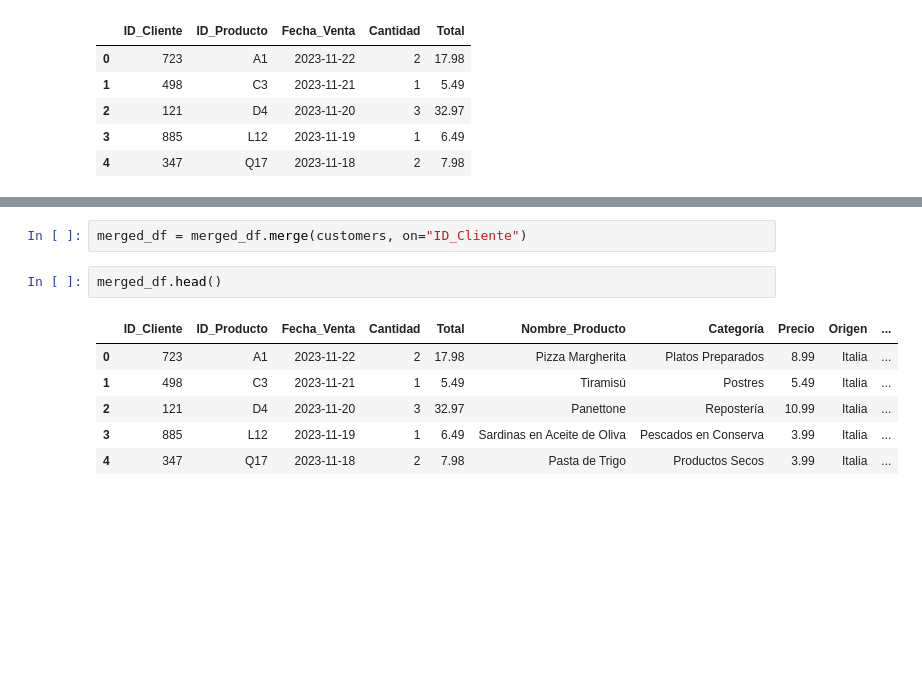
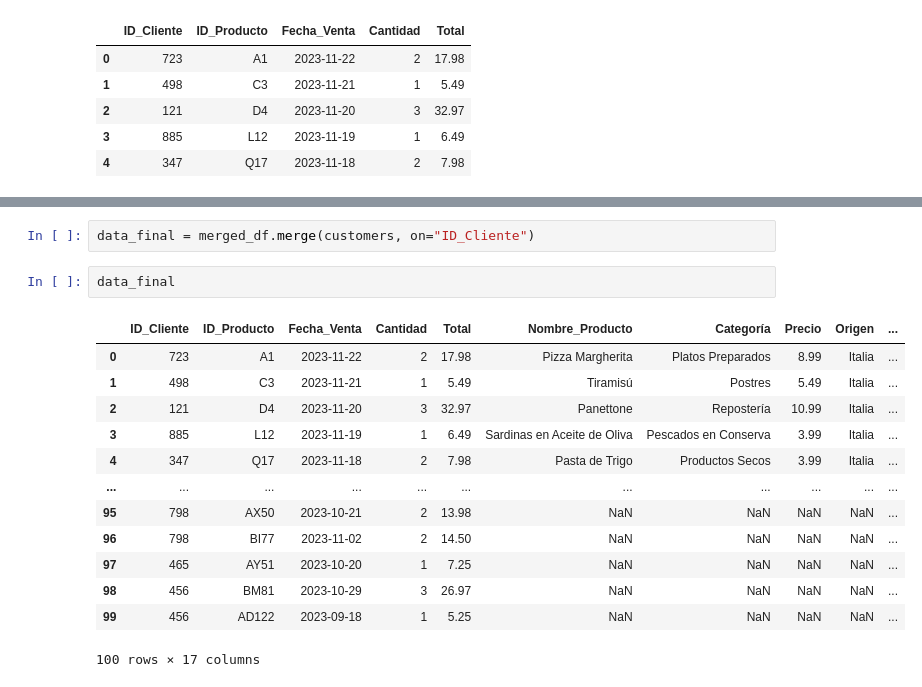
Before and after one commit to patriciamromero/promoG-modulo3-sprint2-pairprogramming-Alejandra-Mar-a-Patricia, a Jupyter notebook: ETL_1.ipynb, the cells around one changed output, grey strips where cells are left out. Cells and saved outputs as stored; diff of their text form; blank space fills up the shorter version.

```diff
--- a/ETL_1.ipynb
+++ b/ETL_1.ipynb
@@ -303,12 +279,19 @@ merged_df.head()
 # %%
-merged_df = merged_df.merge(customers, on="ID_Cliente")
+data_final = merged_df.merge(customers, on="ID_Cliente")
-# %%
-merged_df.head()
-# %% [output]
-|  | ID_Cliente | ID_Producto | Fecha_Venta | Cantidad | Total | Nombre_Producto | Categoría | Precio | Origen | ... |
-| 0 | 723 | A1 | 2023-11-22 | 2 | 17.98 | Pizza Margherita | Platos Preparados | 8.99 | Italia | ... |
-| 1 | 498 | C3 | 2023-11-21 | 1 | 5.49 | Tiramisú | Postres | 5.49 | Italia | ... |
-| 2 | 121 | D4 | 2023-11-20 | 3 | 32.97 | Panettone | Repostería | 10.99 | Italia | ... |
-| 3 | 885 | L12 | 2023-11-19 | 1 | 6.49 | Sardinas en Aceite de Oliva | Pescados en Conserva | 3.99 | Italia | ... |
-| 4 | 347 | Q17 | 2023-11-18 | 2 | 7.98 | Pasta de Trigo | Productos Secos | 3.99 | Italia | ... |
+# %%
+data_final
+# %% [output]
+|  | ID_Cliente | ID_Producto | Fecha_Venta | Cantidad | Total | Nombre_Producto | Categoría | Precio | Origen | ... |
+| 0 | 723 | A1 | 2023-11-22 | 2 | 17.98 | Pizza Margherita | Platos Preparados | 8.99 | Italia | ... |
+| 1 | 498 | C3 | 2023-11-21 | 1 | 5.49 | Tiramisú | Postres | 5.49 | Italia | ... |
+| 2 | 121 | D4 | 2023-11-20 | 3 | 32.97 | Panettone | Repostería | 10.99 | Italia | ... |
+| 3 | 885 | L12 | 2023-11-19 | 1 | 6.49 | Sardinas en Aceite de Oliva | Pescados en Conserva | 3.99 | Italia | ... |
+| 4 | 347 | Q17 | 2023-11-18 | 2 | 7.98 | Pasta de Trigo | Productos Secos | 3.99 | Italia | ... |
+| ... | ... | ... | ... | ... | ... | ... | ... | ... | ... | ... |
+| 95 | 798 | AX50 | 2023-10-21 | 2 | 13.98 | NaN | NaN | NaN | NaN | ... |
+| 96 | 798 | BI77 | 2023-11-02 | 2 | 14.50 | NaN | NaN | NaN | NaN | ... |
+| 97 | 465 | AY51 | 2023-10-20 | 1 | 7.25 | NaN | NaN | NaN | NaN | ... |
+| 98 | 456 | BM81 | 2023-10-29 | 3 | 26.97 | NaN | NaN | NaN | NaN | ... |
+| 99 | 456 | AD122 | 2023-09-18 | 1 | 5.25 | NaN | NaN | NaN | NaN | ... |
+100 rows × 17 columns
 # %%
```
Also changed, not shown: parts of 15 cells of this notebook, 2 other files.
